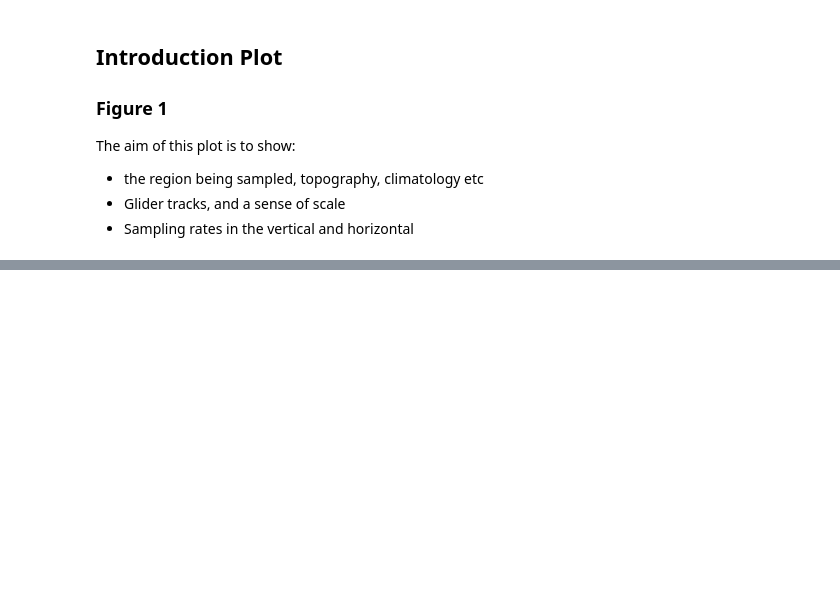
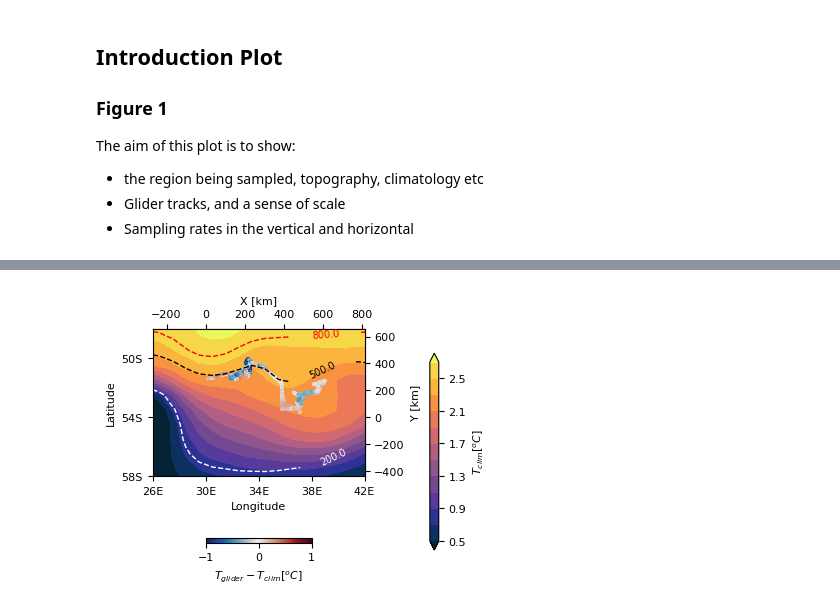
Before and after one commit to dhruvbalwada/SWIR_ACC_glider_tracer_analysis, a Jupyter notebook: notebooks/introduction_plot.ipynb, the cells around one changed output, grey strips where cells are left out. Cells and saved outputs as stored; diff of their text form; code cells hidden in the pictures; blank space fills up the shorter version.

```diff
--- a/notebooks/introduction_plot.ipynb
+++ b/notebooks/introduction_plot.ipynb
@@ -339,0 +194,2 @@ plt.savefig('dT.pdf')
+# %%
+ds_clim = xr.open_dataset('../data/RG_clim_SOGOS.nc')
@@ -339,0 +209,17 @@ plt.savefig('dT.pdf')
+# %%
+def compute_clim_T (ds):
+
+    D = len(ds.dives)
+    clim_glid = np.zeros((D,))
+
+    for i in range(D):
+
+        if ~np.isnan(ds.longitude[i]):
+            clim_glid[i] = clim_T_iso_sel.interp(LATITUDE = ds.latitude[i], LONGITUDE= ds.longitude[i])
+        else:
+            clim_glid[i] = np.nan
+
+    return clim_glid
+# %%
+ds_659_iso_sel['clim_CT'] = xr.DataArray(compute_clim_T(ds_659_iso_sel), dims='dives')
+ds_660_iso_sel['clim_CT'] = xr.DataArray(compute_clim_T(ds_660_iso_sel), dims = 'dives')
@@ -339,0 +243,78 @@ plt.savefig('dT.pdf')
+# %%
+sigma_sel = 27.5
+
+fig, ax = plt.subplots(figsize=(7.5/1.8,3.))
+
+#plt.figure(figsize=(5,3.2))
+ds_clim.iso_CT.sel(iso_SIGMA0=sigma_sel, method='nearest').plot.contourf(levels=np.linspace(0.5,2.7, 12),
+                                                                        cmap=cmocean.cm.thermal,
+                                                                         add_colorbar=True,
+                                                                        cbar_kwargs={'label':r'$T_{clim} [^oC]$',
+                                                                                     'shrink': 0.8,
+                                                                                     'pad':.2})
+plt.scatter(ds_659_iso_sel.longitude, ds_659_iso_sel.latitude,
+           c = ds_659_iso_sel.CT - ds_659_iso_sel.clim_CT, s=2, cmap=cmocean.cm.balance,
+           vmin=-1, vmax=1, )
+plt.scatter(ds_660_iso_sel.longitude, ds_660_iso_sel.latitude,
+           c = ds_660_iso_sel.CT - ds_660_iso_sel.clim_CT, s=2, cmap=cmocean.cm.balance,
+           vmin=-1, vmax=1)
+
+h = plt.colorbar(label=r'$T_{glider} - T_{clim} [^oC]$',  shrink=0.5, pad =0.25, orientation='horizontal')
+
+
+CS = ds_clim.iso_PRESSURE.sel(iso_SIGMA0=sigma_sel, method='nearest').plot.contour(
+                                                                    levels=[200, 500, 800],
+                                                                colors=['w','k','r'], linestyles='--',
+                                                                        linewidths=1)
+
+class nf(float):
+    def __repr__(self):
+        s = f'{self:.1f}'
+        return f'{self:.0f}' if s[-1] == '0' else s
+CS.levels = [str(nf(val)) for val in CS.levels]
+manual_locations = [(39,-56), (39,-51), (39,-47.5)]
+plt.clabel(CS, CS.levels, inline=True,   fontsize=7, manual=manual_locations, fmt=['200', '500', '800'])
+
+
+plt.tight_layout()
+
+#plt.title('$\sigma$ = ' + str(sigma_sel) + ' $kg/m^{3}$')
+plt.title('')
+
+plt.yticks([-58, -54, -50, -46], labels=['58S', '54S', '50S', '46S'])
+plt.xticks([26, 30, 34, 38, 42], labels=['26E', '30E', '34E', '38E', '42E'])
+
+plt.xlim([26, 42])
+plt.ylim([-58, -48])
+
+plt.xlabel('Longitude')
+#plt.xlabel('')
+plt.ylabel('Latitude')
+
+
+def forward_2nd_xaxis(x):
+    return (x-30)*110*np.cos(np.pi/180*-52)
+    #great_circle_distance(30, -54, x, -52)
+
+def inverse_2nd_xaxis(x):
+    return (x)/110/np.cos(np.pi/180*-52) + 30
+
+def forward_2nd_yaxis(x):
+    return (x+54)*110
+    #great_circle_distance(30, -54, x, -52)
+
+def inverse_2nd_yaxis(x):
+    return (x)/110 - 54
+
+
+secxax = ax.secondary_xaxis('top',
+            functions=(forward_2nd_xaxis, inverse_2nd_xaxis))
+secxax.set_xlabel('X [km]')
+
+secyax = ax.secondary_yaxis('right',
+            functions=(forward_2nd_yaxis, inverse_2nd_yaxis))
+secyax.set_ylabel('Y [km]')
+
+plt.savefig('figures/CT_sigma27_5.pdf')
+# %% [output]
+[figure, added]
```
Also changed, not shown: parts of 36 cells of this notebook, 5 other files.
